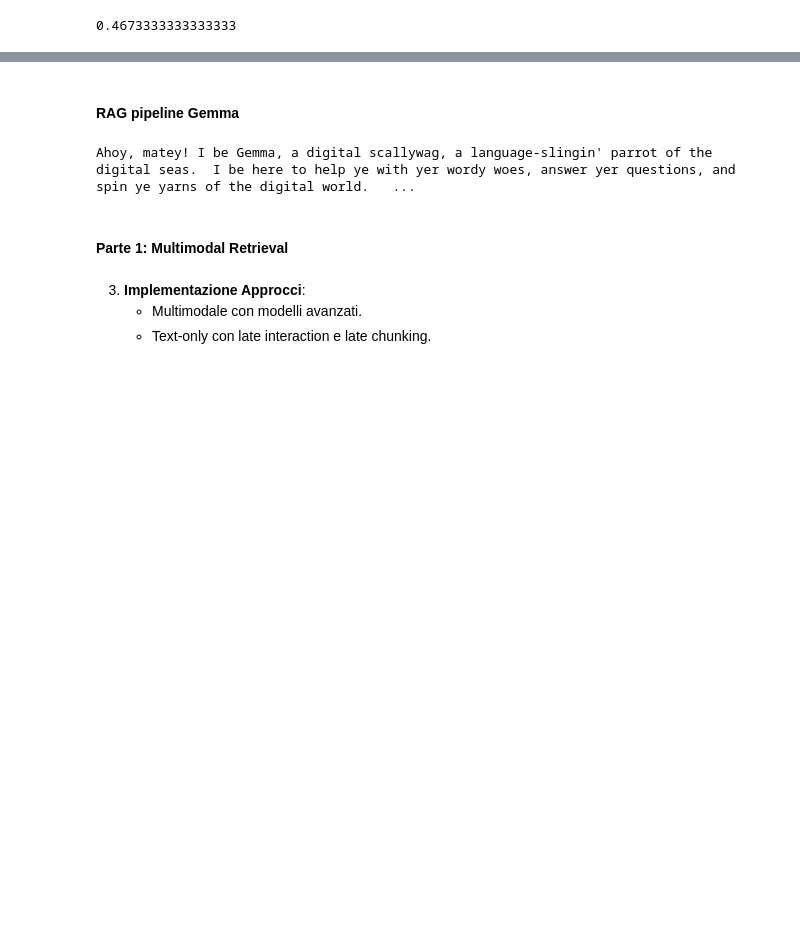
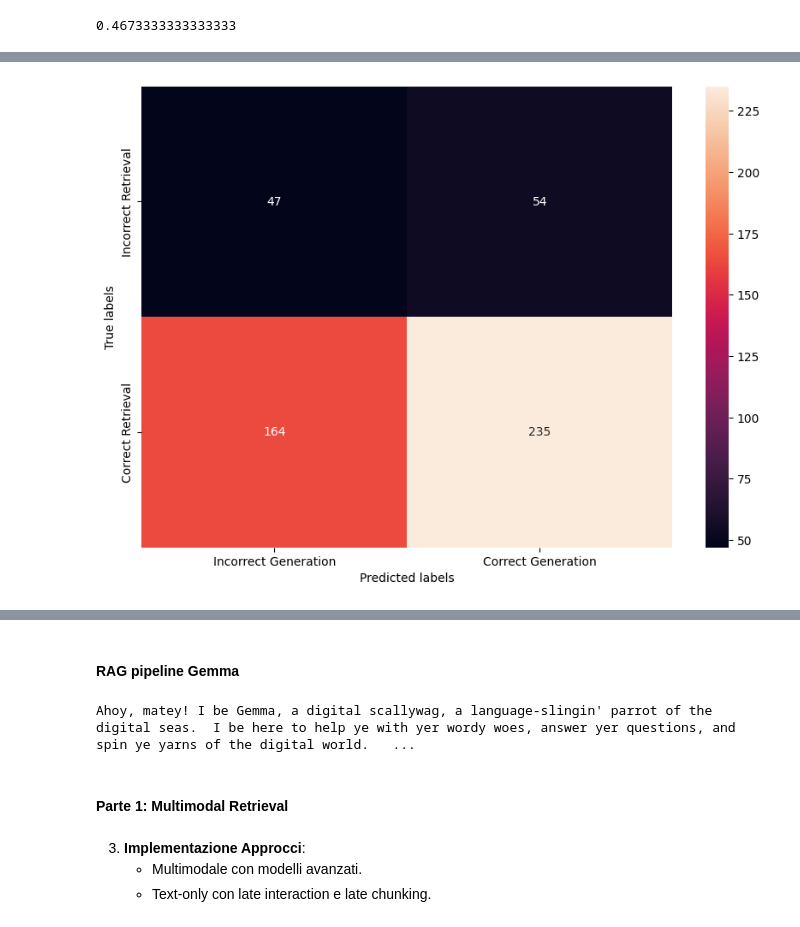
Before and after one commit to Robertogiordano/MultiGraphQA, a Jupyter notebook: notebook.ipynb, the cells around one changed output, grey strips where cells are left out. Cells and saved outputs as stored; diff of their text form; code cells hidden in the pictures; blank space fills up the shorter version.

Commit message:
error analysis and performances on all the models

```diff
--- a/notebook.ipynb
+++ b/notebook.ipynb
@@ -1001,0 +1029,3 @@ sum(df_generated['gold_answer'] == df_generated['generated'] )/len(df_generated
+# %%
+# Address wrong gold labels
+df_generated.loc[errors_gold_answer.index, 'gold_answer'] = df_generated.loc[errors_gold_answer.index, 'gold_answer'].apply(lambda x: x[0])
@@ -1001,0 +1035,4 @@ sum(df_generated['gold_answer'] == df_generated['generated'] )/len(df_generated
+# %%
+df_generated_visual = df_generated.iloc[:500][['id_real','id_retrieved','gold_answer','generated']]
+df_generated_text_late_interaction = df_generated.iloc[500:1000][['id_real','retrieved','gold_answer','generated']].reset_index(drop=True)
+df_generated_text_late_chunking = df_generated.iloc[1000:][['id_real','id_retrieved', 'gold_answer','generated']].reset_index(drop=True)
@@ -1001,0 +1051,4 @@ sum(df_generated['gold_answer'] == df_generated['generated'] )/len(df_generated
+# %%
+df_generated_visual['correct_retrieving'] = df_generated_visual['id_real']==df_generated_visual['id_retrieved']
+df_generated_visual['correct_generating'] = df_generated_visual['gold_answer']==df_generated_visual['generated']
+df_generated_visual['correct_retrieving_generating'] = df_generated_visual['correct_retrieving'] & df_generated_visual['correct_generating']
@@ -1001,0 +1062,3 @@ sum(df_generated['gold_answer'] == df_generated['generated'] )/len(df_generated
+# %%
+cm = confusion_matrix(df_generated_visual['correct_retrieving'], df_generated_visual['correct_generating'])
+cr=classification_report(df_generated_visual['correct_retrieving'], df_generated_visual['correct_generating'])
@@ -1001,0 +1076,11 @@ sum(df_generated['gold_answer'] == df_generated['generated'] )/len(df_generated
+# %%
+# Plot confusion matrix
+plt.figure(figsize=(10, 7))
+sns.heatmap(cm, annot=True, fmt='g')
+plt.xlabel('Predicted labels')
+plt.ylabel('True labels')
+plt.yticks([0.5, 1.5], ['Incorrect Retrieval', 'Correct Retrieval'])
+plt.xticks([0.5, 1.5], ['Incorrect Generation', 'Correct Generation'])
+plt.show()
+# %% [output]
+[figure, added]
```
Also changed, not shown: parts of 69 cells of this notebook.
